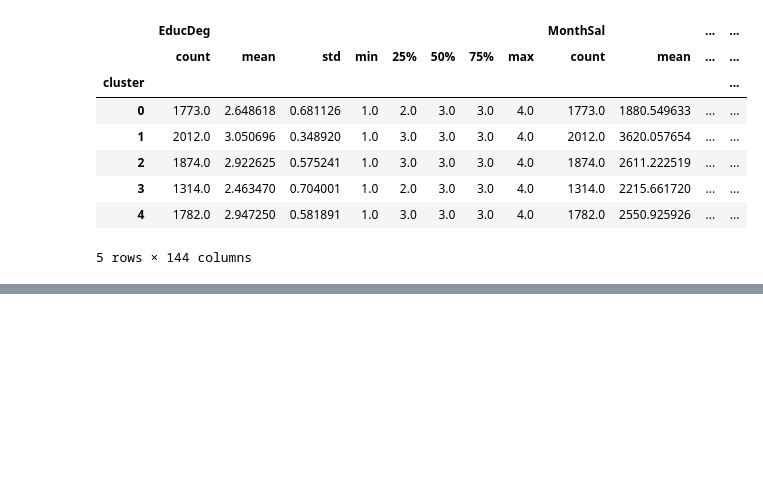
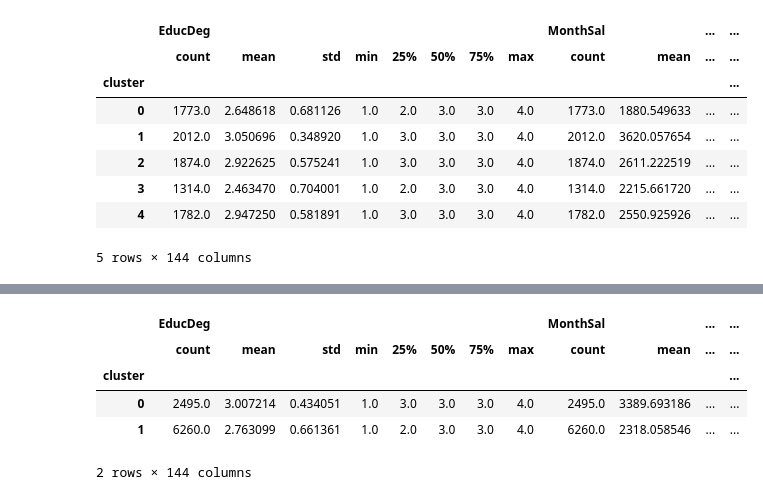
Before and after one commit to NassarX/insurance-customers-segmentation, a Jupyter notebook: a2z_insurance.ipynb, the cells around one changed output, grey strips where cells are left out. Cells and saved outputs as stored; diff of their text form; code cells hidden in the pictures; blank space fills up the shorter version.

```diff
--- a/a2z_insurance.ipynb
+++ b/a2z_insurance.ipynb
@@ -1654,0 +1771,11 @@ clusters_df.groupby('cluster').describe()
+# %%
+# Characterizing the final clusters
+clusters_df = df.assign(cluster=a2z_df_h_clust["cluster"])
+clusters_df.groupby('cluster').describe()
+# %% [output]
+|  | EducDeg |  |  |  |  |  |  |  | MonthSal |  | ... | ... |
+|  | count | mean | std | min | 25% | 50% | 75% | max | count | mean | ... | ... |
+| cluster |  |  |  |  |  |  |  |  |  |  |  | ... |
+| 0 | 2495.0 | 3.007214 | 0.434051 | 1.0 | 3.0 | 3.0 | 3.0 | 4.0 | 2495.0 | 3389.693186 | ... | ... |
+| 1 | 6260.0 | 2.763099 | 0.661361 | 1.0 | 2.0 | 3.0 | 3.0 | 4.0 | 6260.0 | 2318.058546 | ... | ... |
+2 rows × 144 columns
```
Also changed, not shown: parts of 17 cells of this notebook, 2 other files.
